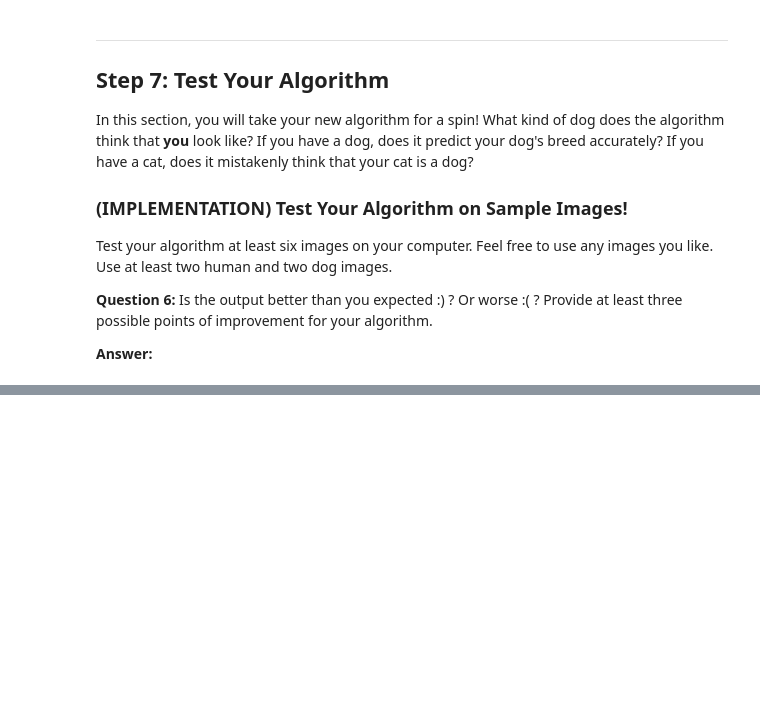
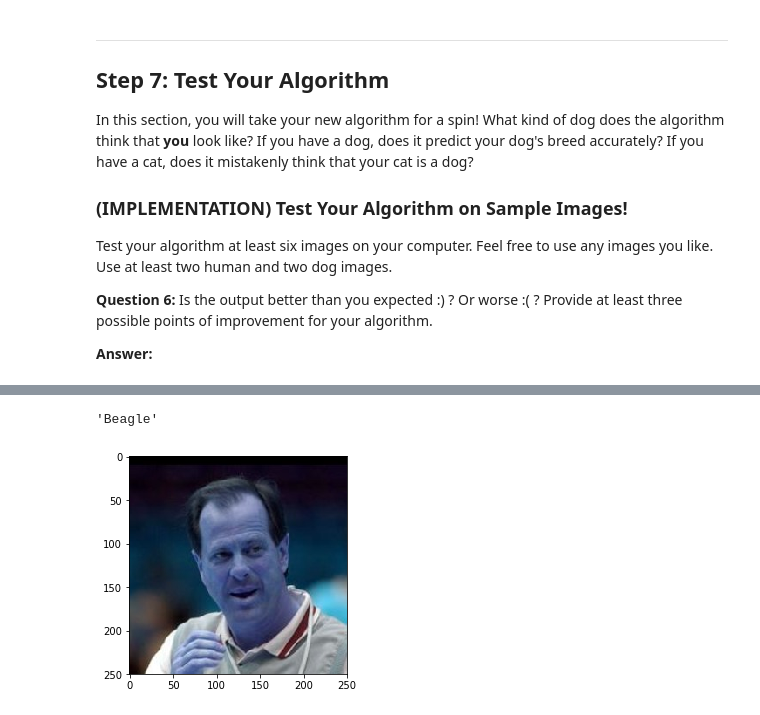
Before and after one commit to srdantas/cnn-dog-classification, a Jupyter notebook: dog_app.ipynb, the cells around one changed output, grey strips where cells are left out. Cells and saved outputs as stored; diff of their text form; code cells hidden in the pictures; blank space fills up the shorter version.

```diff
--- a/dog_app.ipynb
+++ b/dog_app.ipynb
@@ -736,0 +748,6 @@ __Answer:__
+# %%
+plt.imshow(cv2.imread(human_files[3]))
+algoritm(human_files[3])
+# %% [output]
+'Beagle'
+[figure, added]
```
Also changed, not shown: parts of 19 cells of this notebook.
